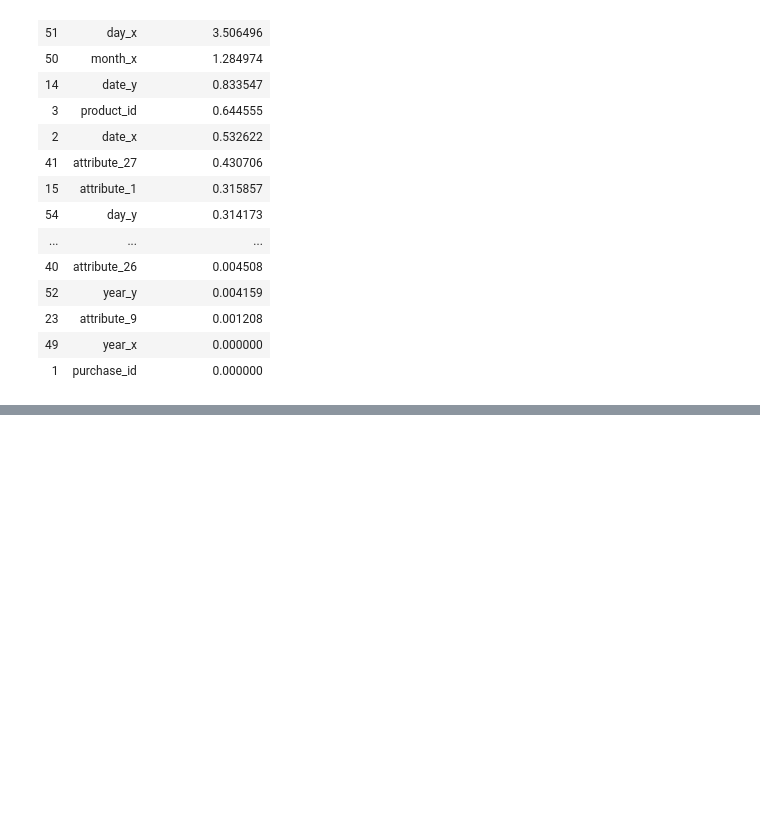
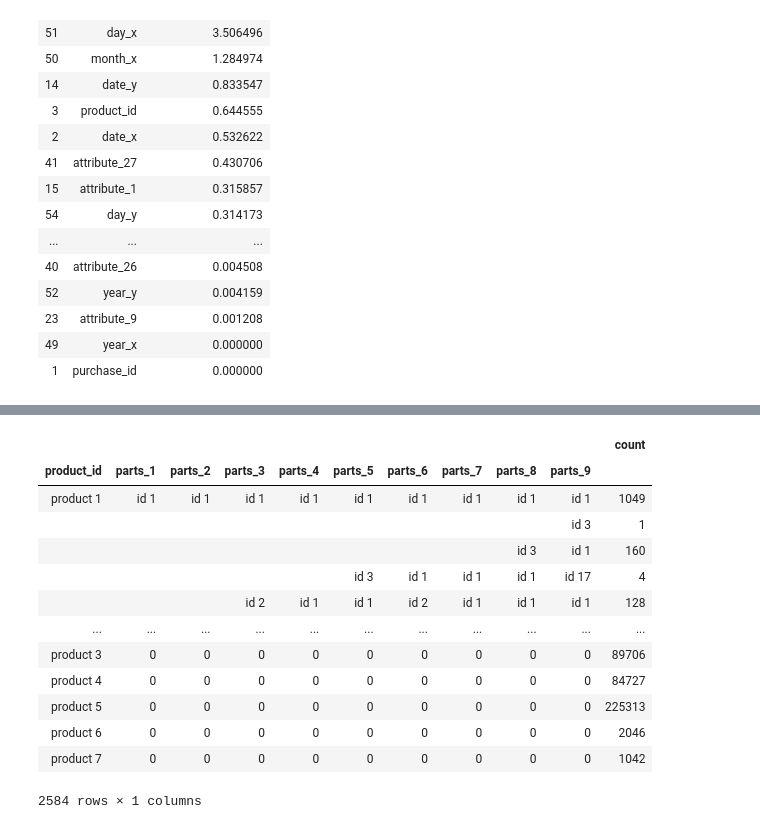
Before and after one commit to ToshikiMuromachi/pcmaker, a Jupyter notebook: pcmakerLast.ipynb, the cells around one changed output, grey strips where cells are left out. Drawn from its saved outputs; the diff is of its cells as text; code cells hidden in the pictures; blank space fills up the shorter version.

```diff
--- a/pcmakerLast.ipynb
+++ b/pcmakerLast.ipynb
@@ -153,0 +205,18 @@ submit_df.to_csv('../output/submit.csv', header=False, index=False)
+# %%
+lineup_df = lineup_df.groupby(['product_id', 'parts_1', 'parts_2', 'parts_3', 'parts_4', 'parts_5', 'parts_6', 'parts_7', 'parts_8', 'parts_9']).count()
+lineup_df
+# %% [output]
+|  |  |  |  |  |  |  |  |  |  | count |
+| product_id | parts_1 | parts_2 | parts_3 | parts_4 | parts_5 | parts_6 | parts_7 | parts_8 | parts_9 |  |
+| product 1 | id 1 | id 1 | id 1 | id 1 | id 1 | id 1 | id 1 | id 1 | id 1 | 1049 |
+|  |  |  |  |  |  |  |  |  | id 3 | 1 |
+|  |  |  |  |  |  |  |  | id 3 | id 1 | 160 |
+|  |  |  |  |  | id 3 | id 1 | id 1 | id 1 | id 17 | 4 |
+|  |  |  | id 2 | id 1 | id 1 | id 2 | id 1 | id 1 | id 1 | 128 |
+| ... | ... | ... | ... | ... | ... | ... | ... | ... | ... | ... |
+| product 3 | 0 | 0 | 0 | 0 | 0 | 0 | 0 | 0 | 0 | 89706 |
+| product 4 | 0 | 0 | 0 | 0 | 0 | 0 | 0 | 0 | 0 | 84727 |
+| product 5 | 0 | 0 | 0 | 0 | 0 | 0 | 0 | 0 | 0 | 225313 |
+| product 6 | 0 | 0 | 0 | 0 | 0 | 0 | 0 | 0 | 0 | 2046 |
+| product 7 | 0 | 0 | 0 | 0 | 0 | 0 | 0 | 0 | 0 | 1042 |
+2584 rows × 1 columns
```
Also changed, not shown: parts of 10 cells of this notebook, 1 other file.
